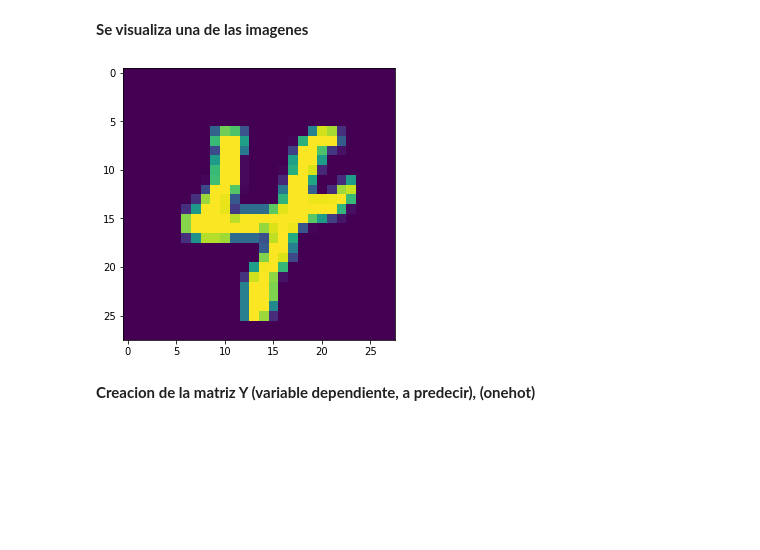
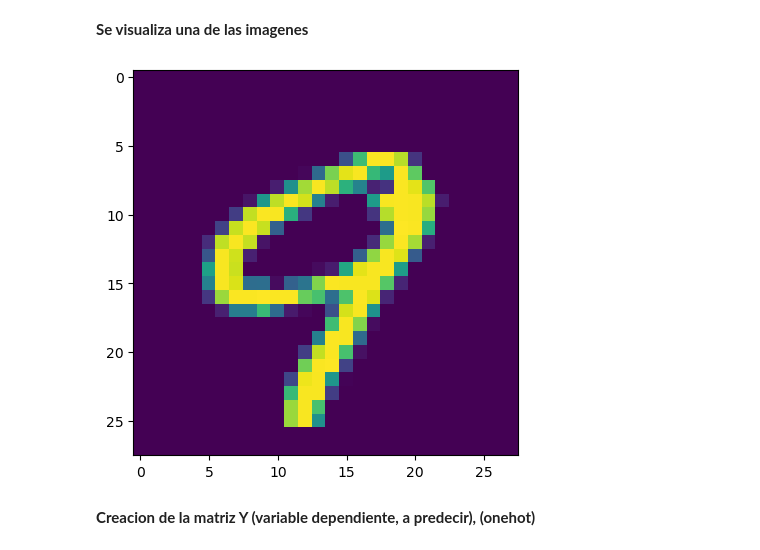
Before and after one commit to Ironhack-Data-Madrid-Abril-2023/apuntes_clase, a Jupyter notebook: semana_7/extra_math_notebooks/Regresion Logistica.ipynb, the cells around one changed output. Drawn from its saved outputs; the diff is of its cells as text; code cells hidden in the pictures; blank space fills up the shorter version.

```diff
--- a/semana_7/extra_math_notebooks/Regresion Logistica.ipynb
+++ b/semana_7/extra_math_notebooks/Regresion Logistica.ipynb
@@ -83,10 +83,10 @@ Dimensiones matriz de datos: (42000, 785)
 **Se visualiza una de las imagenes**
 # %%
 plt.figure(figsize=(5,5))
-plt.imshow(matriz_datos[49,1:].reshape(28,28))
+plt.imshow(matriz_datos[100,1:].reshape(28,28))
 plt.show()
 # %% [output]
-[figure, old version]
+[figure, new version]
 # %% [markdown]
 **Creacion de la matriz Y (variable dependiente, a predecir), (onehot)**
 # %%
```
Also changed, not shown: 1 other file.
